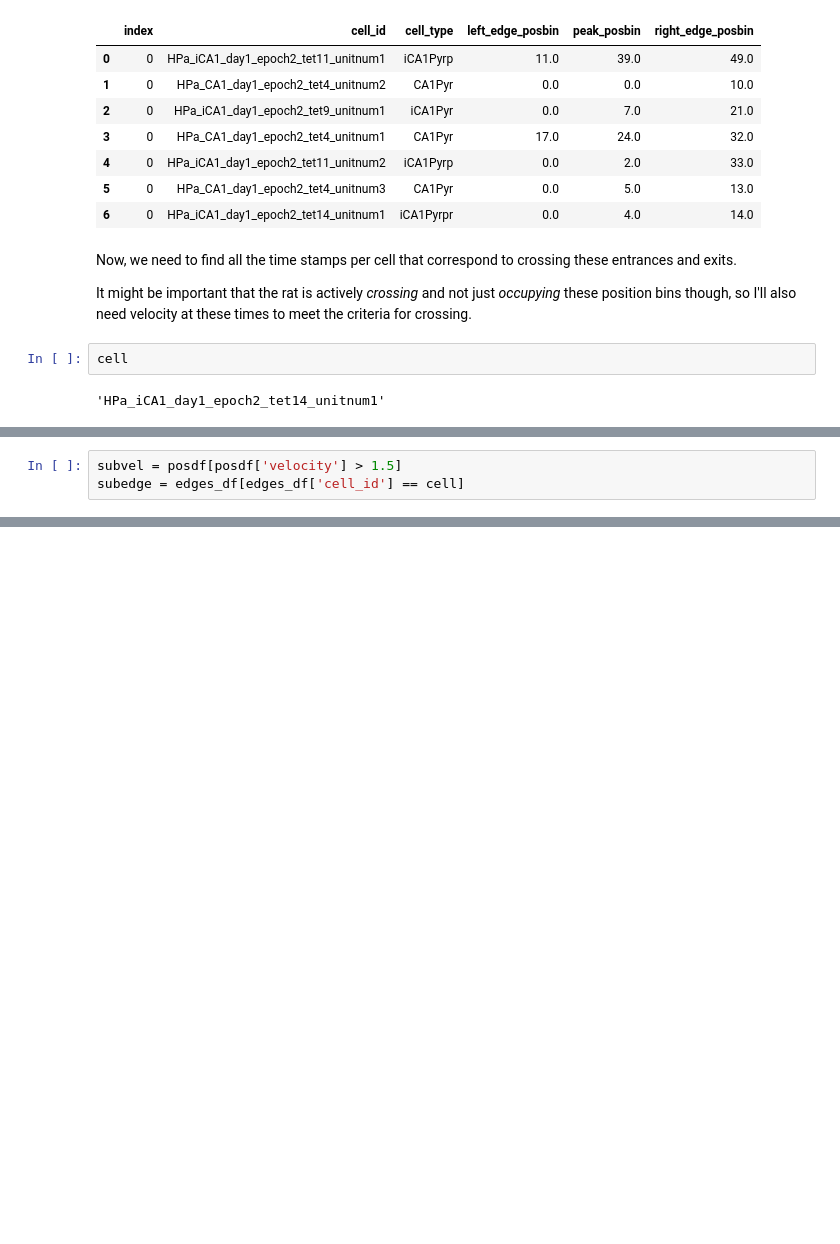
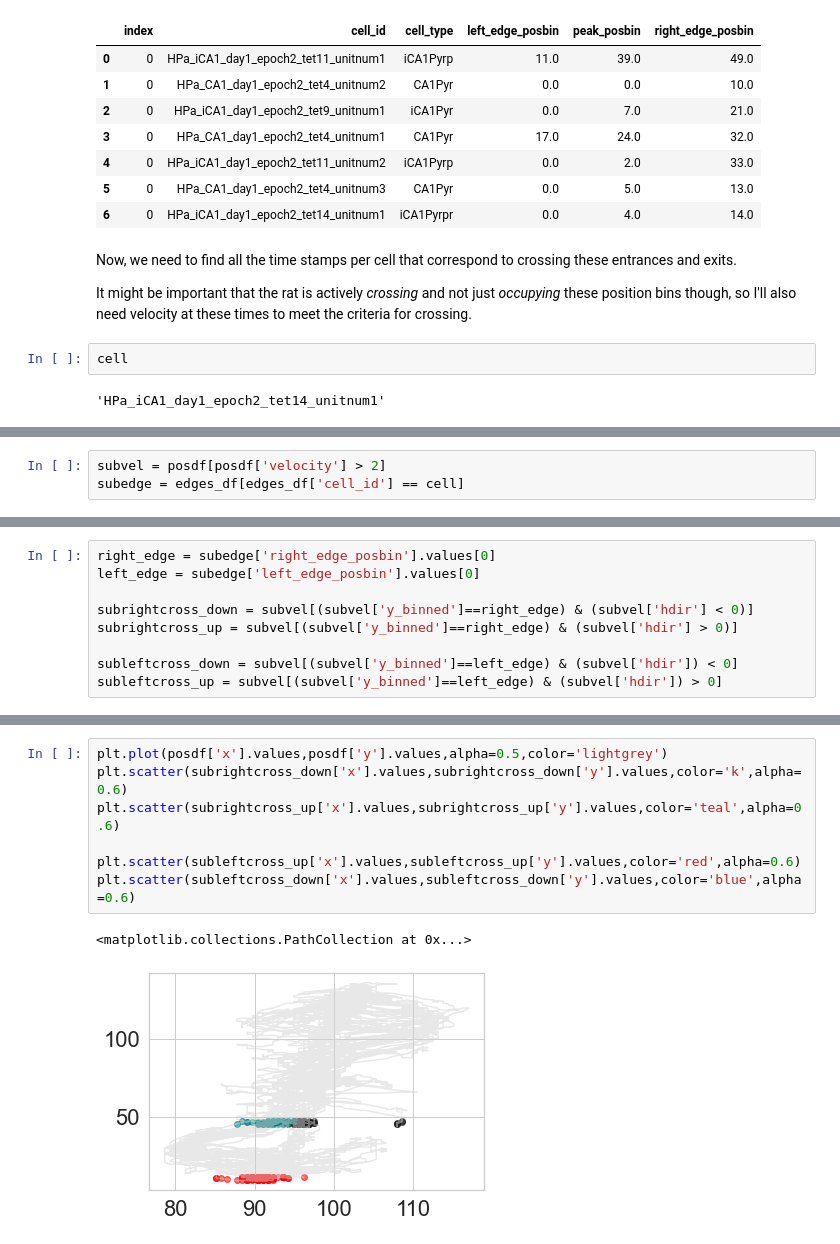
Before and after one commit to pdrivier/phase_precession, a Jupyter notebook: place_fields.ipynb, the cells around one changed output, grey strips where cells are left out. Drawn from its saved outputs; the diff is of its cells as text; blank space fills up the shorter version.

```diff
--- a/place_fields.ipynb
+++ b/place_fields.ipynb
@@ -482,3 +551,6 @@ posdf['y_binned'] = pd.cut(posdf['y'],
+# %%
+subvel = posdf[posdf['velocity'] > 2]
+subedge = edges_df[edges_df['cell_id'] == cell]
 # %%
 posdf
 # %% [output]
@@ -497,4 +569 @@ posdf
 34585 rows × 6 columns
-# %%
-subvel = posdf[posdf['velocity'] > 1.5]
-subedge = edges_df[edges_df['cell_id'] == cell]
@@ -545,3 +584,12 @@ TypeError: Invalid comparison between dtype=category and float64
+# %%
+right_edge = subedge['right_edge_posbin'].values[0]
+left_edge = subedge['left_edge_posbin'].values[0]
+
+subrightcross_down = subvel[(subvel['y_binned']==right_edge) & (subvel['hdir'] < 0)]
+subrightcross_up = subvel[(subvel['y_binned']==right_edge) & (subvel['hdir'] > 0)]
+
+subleftcross_down = subvel[(subvel['y_binned']==left_edge) & (subvel['hdir']) < 0]
+subleftcross_up = subvel[(subvel['y_binned']==left_edge) & (subvel['hdir']) > 0]
 # %%
 subrightcross
 # %% [output]
@@ -580,0 +609,10 @@ spikesdf
+# %%
+plt.plot(posdf['x'].values,posdf['y'].values,alpha=0.5,color='lightgrey')
+plt.scatter(subrightcross_down['x'].values,subrightcross_down['y'].values,color='k',alpha=0.6)
+plt.scatter(subrightcross_up['x'].values,subrightcross_up['y'].values,color='teal',alpha=0.6)
+
+plt.scatter(subleftcross_up['x'].values,subleftcross_up['y'].values,color='red',alpha=0.6)
+plt.scatter(subleftcross_down['x'].values,subleftcross_down['y'].values,color='blue',alpha=0.6)
+# %% [output]
+<matplotlib.collections.PathCollection at 0x...>
+[figure, added]
```
Also changed, not shown: parts of 13 cells of this notebook.
